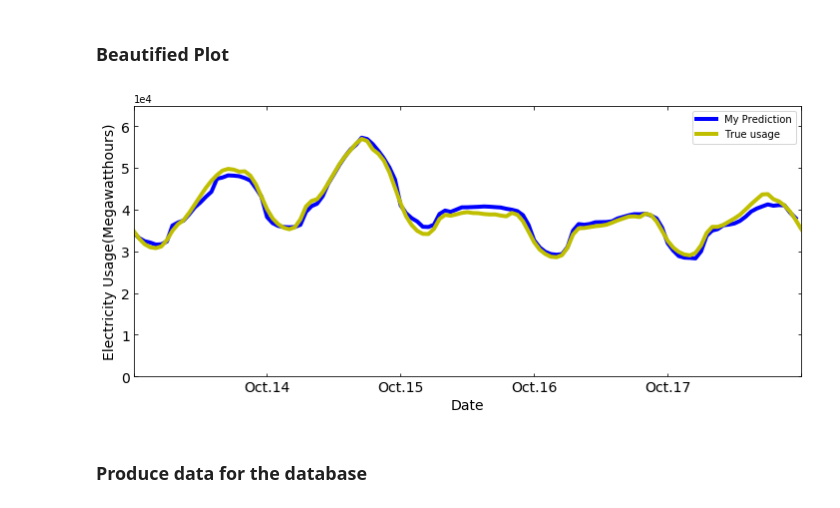
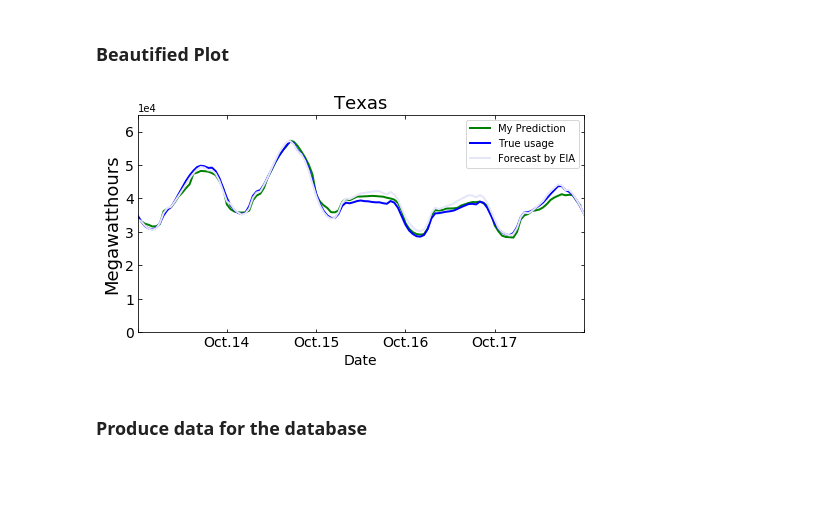
Before and after one commit to minjielu/state-wise-electricity-demand-prediction, a Jupyter notebook: daily_prediction_texas.ipynb, the cells around one changed output. Drawn from its saved outputs; the diff is of its cells as text; code cells hidden in the pictures; blank space fills up the shorter version.

```diff
--- a/daily_prediction_texas.ipynb
+++ b/daily_prediction_texas.ipynb
@@ -363,34 +363,41 @@ for i in np.arange(96,110):
 # %% [markdown]
 ### Beautified Plot
 # %%
+'''
 true_end = datetime.now().strftime('%Y%m%dT%H-%M')
 true_start = pred_start.strftime('%Y%m%dT%H-%M')
 series_id = 'EBA.TEX-ALL.D.HL'
 true_data = rq.get("http://api.eia.gov/series/?api_key={}&series_id={}&start={}&end={}".format(key, series_id, true_start, true_end))
 true_usage = np.asarray(true_data.json()['series'][0]['data'])[::-1,1]
 true_usage = [int(x) for x in true_usage]
 
-fig,ax = plt.subplots(figsize=(12,5))
-plt.plot(df_pred['prediction'], 'b', linewidth=4)
-plt.plot(true_usage, 'y', linewidth=4)
+series_id = 'EBA.TEX-ALL.DF.HL'
+forecast_data = rq.get("http://api.eia.gov/series/?api_key={}&series_id={}&start={}&end={}".format(key, series_id, true_start, true_end))
+demand_forecast = np.asarray(forecast_data.json()['series'][0]['data'])[::-1,1]
+demand_forecast = [int(x) for x in demand_forecast]
+'''
+
+fig,ax = plt.subplots(figsize=(8,4))
+plt.plot(df_pred['prediction'], 'g', linewidth=2)
+plt.plot(true_usage, 'b', linewidth=2)
+plt.plot(np.asarray(demand_forecast), 'lavender', linewidth=2)
 plt.xlabel('Date', fontsize=14)
-plt.ylabel('Electricity Usage(Megawatthours)', fontsize=14)
-plt.legend(['My Prediction', 'True usage'])
+plt.ylabel('Megawatthours', fontsize=18)
+plt.legend(['My Prediction', 'True usage', 'Forecast by EIA'])
 ax.xaxis.set_major_locator(MultipleLocator(24))
 ax.set_xticklabels(['', '', 'Oct.14', 'Oct.15', 'Oct.16', 'Oct.17'])
 plt.ylim([0,65000])
 plt.xlim([0,120])
 
 # Adjust the display style
 plt.tick_params(which = 'both',top=True,right=True,direction='in')
 plt.ticklabel_format(axis='y', style='scientific', scilimits=(0,0))
 plt.xticks(fontsize = 14)
 plt.yticks(fontsize = 14)
+plt.title('Texas', fontsize=18)
 plt.show()
-
-plt.show()
 # %% [output]
-[figure, old version]
+[figure, new version]
 # %% [markdown]
 ### Produce data for the database
 # %%
```
Also changed, not shown: 8 other files.
